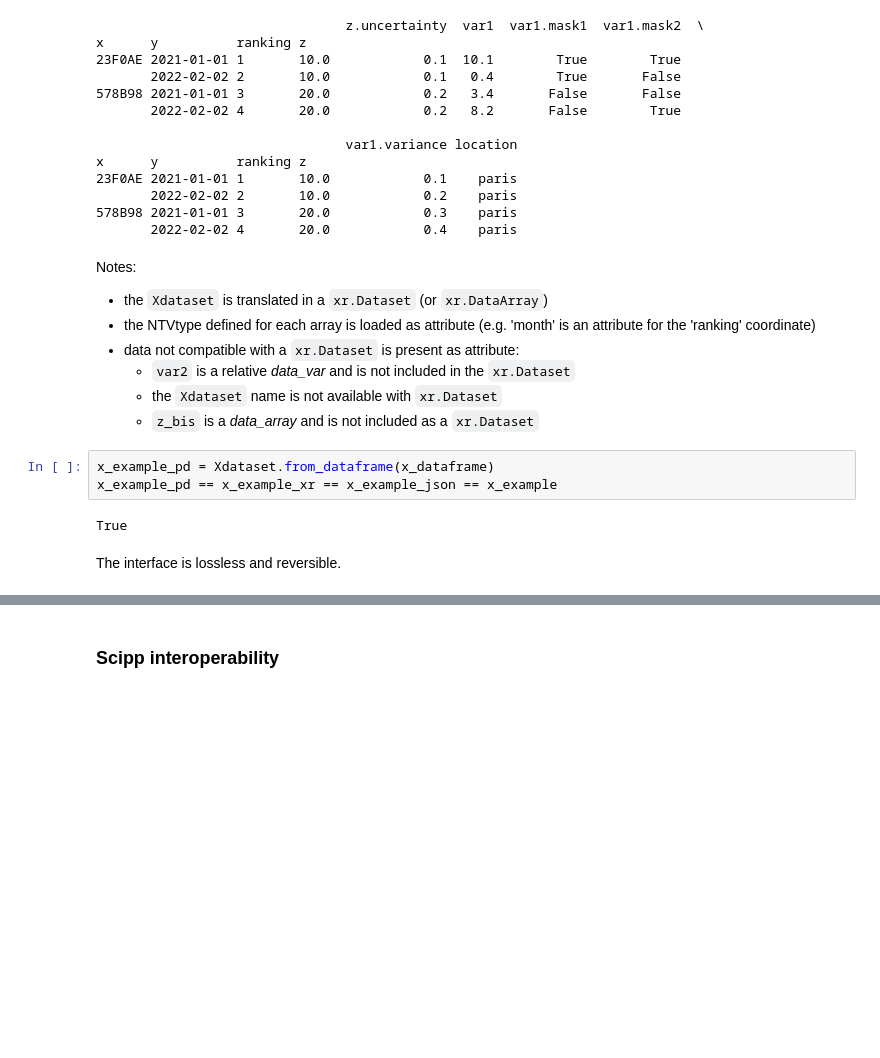
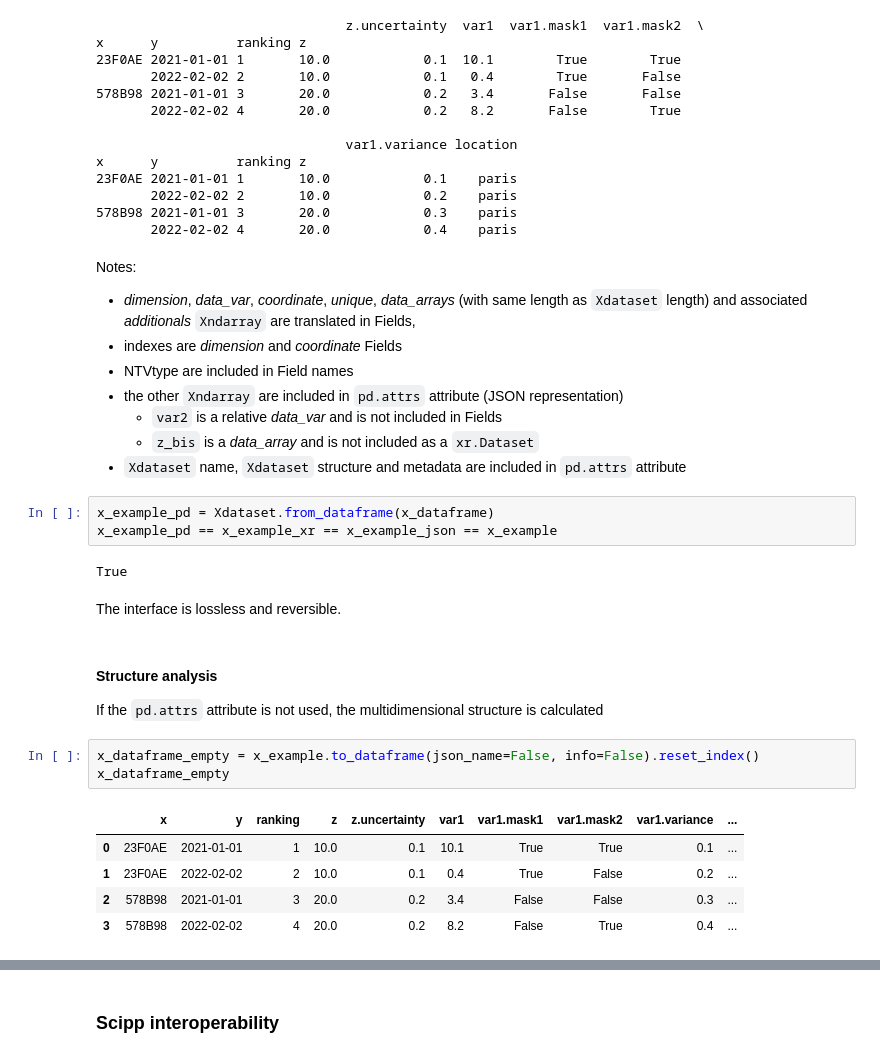
Before and after one commit to loco-philippe/ntv-numpy, a Jupyter notebook: example/example_ntv_numpy.ipynb, the cells around one changed output, grey strips where cells are left out. Cells and saved outputs as stored; diff of their text form; blank space fills up the shorter version.

```diff
--- a/example/example_ntv_numpy.ipynb
+++ b/example/example_ntv_numpy.ipynb
@@ -279,16 +279,29 @@ x      y          ranking z
        2022-02-02 4       20.0            0.4    paris
 # %% [markdown]
 Notes:
-- the `Xdataset` is translated in a `xr.Dataset` (or `xr.DataArray`)
-- the NTVtype defined for each array is loaded as attribute (e.g. 'month' is an attribute for the 'ranking' coordinate)
-- data not compatible with a `xr.Dataset` is present as attribute:
-    - `var2` is a relative *data_var* and is not included in the `xr.Dataset`
-    - the `Xdataset` name is not available with `xr.Dataset`
+- *dimension*, *data_var*, *coordinate*, *unique*, *data_arrays* (with same length as `Xdataset` length) and associated *additionals* `Xndarray` are translated in Fields,
+- indexes are *dimension* and *coordinate* Fields
+- NTVtype are included in Field names
+- the other `Xndarray` are included in `pd.attrs` attribute (JSON representation)
+    - `var2` is a relative *data_var* and is not included in Fields
     - `z_bis` is a *data_array* and is not included as a `xr.Dataset`
+- `Xdataset` name, `Xdataset` structure and metadata are included in `pd.attrs` attribute
 # %%
 x_example_pd = Xdataset.from_dataframe(x_dataframe)
 x_example_pd == x_example_xr == x_example_json == x_example
 # %% [output]
 True
-# %% [markdown]
-The interface is lossless and reversible.
+# %% [markdown]
+The interface is lossless and reversible.
+# %% [markdown]
+#### Structure analysis
+If the `pd.attrs` attribute is not used, the multidimensional structure is calculated
+# %%
+x_dataframe_empty = x_example.to_dataframe(json_name=False, info=False).reset_index()
+x_dataframe_empty
+# %% [output]
+|  | x | y | ranking | z | z.uncertainty | var1 | var1.mask1 | var1.mask2 | var1.variance | ... |
+| 0 | 23F0AE | 2021-01-01 | 1 | 10.0 | 0.1 | 10.1 | True | True | 0.1 | ... |
+| 1 | 23F0AE | 2022-02-02 | 2 | 10.0 | 0.1 | 0.4 | True | False | 0.2 | ... |
+| 2 | 578B98 | 2021-01-01 | 3 | 20.0 | 0.2 | 3.4 | False | False | 0.3 | ... |
+| 3 | 578B98 | 2022-02-02 | 4 | 20.0 | 0.2 | 8.2 | False | True | 0.4 | ... |
```
Also changed, not shown: parts of 8 cells of this notebook, 2 other files.
